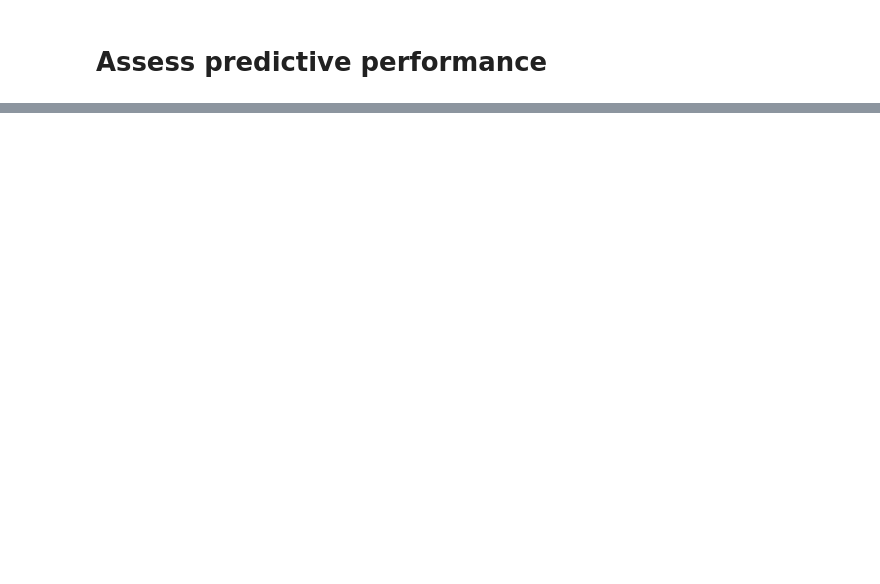
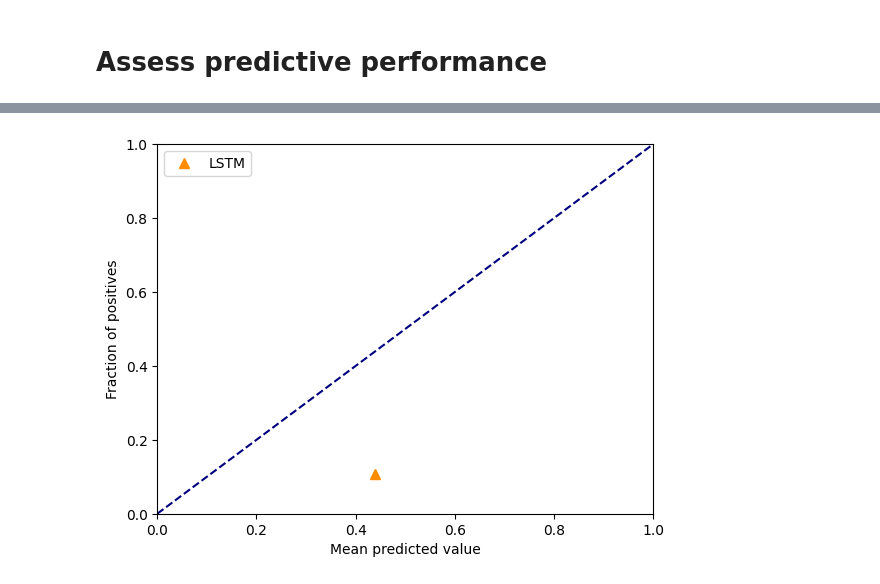
Before and after one commit to florencecornelissen/Mortality_Prediction, a Jupyter notebook: in_hospital_mortality_structured_v2.ipynb, the cells around one changed output, grey strips where cells are left out. Saved outputs shown, nothing was run; the diff lists cells and outputs as text; code cells hidden in the pictures; blank space fills up the shorter version.

```diff
--- a/in_hospital_mortality_structured_v2.ipynb
+++ b/in_hospital_mortality_structured_v2.ipynb
@@ -839,0 +979,17 @@ plt.show()
+# %%
+# Plot calibration curve
+lstm_y, lstm_x = calibration_curve(y_true, pred_probs, n_bins=10)
+plt.figure()
+plt.ylim(0., 1.0)
+plt.xlim(0.,1.0)
+# only these two lines are calibration curves
+plt.plot(lstm_x,lstm_y, marker='^', linestyle="", markersize=7, label='LSTM', color='darkorange')
+
+plt.plot([0, 1], [0, 1], color='navy', linestyle='--')
+
+plt.xlabel('Mean predicted value')
+plt.ylabel('Fraction of positives')
+plt.legend()
+plt.show()
+# %% [output]
+[figure, added]
```
Also changed, not shown: parts of 11 cells of this notebook, 1 other file.
